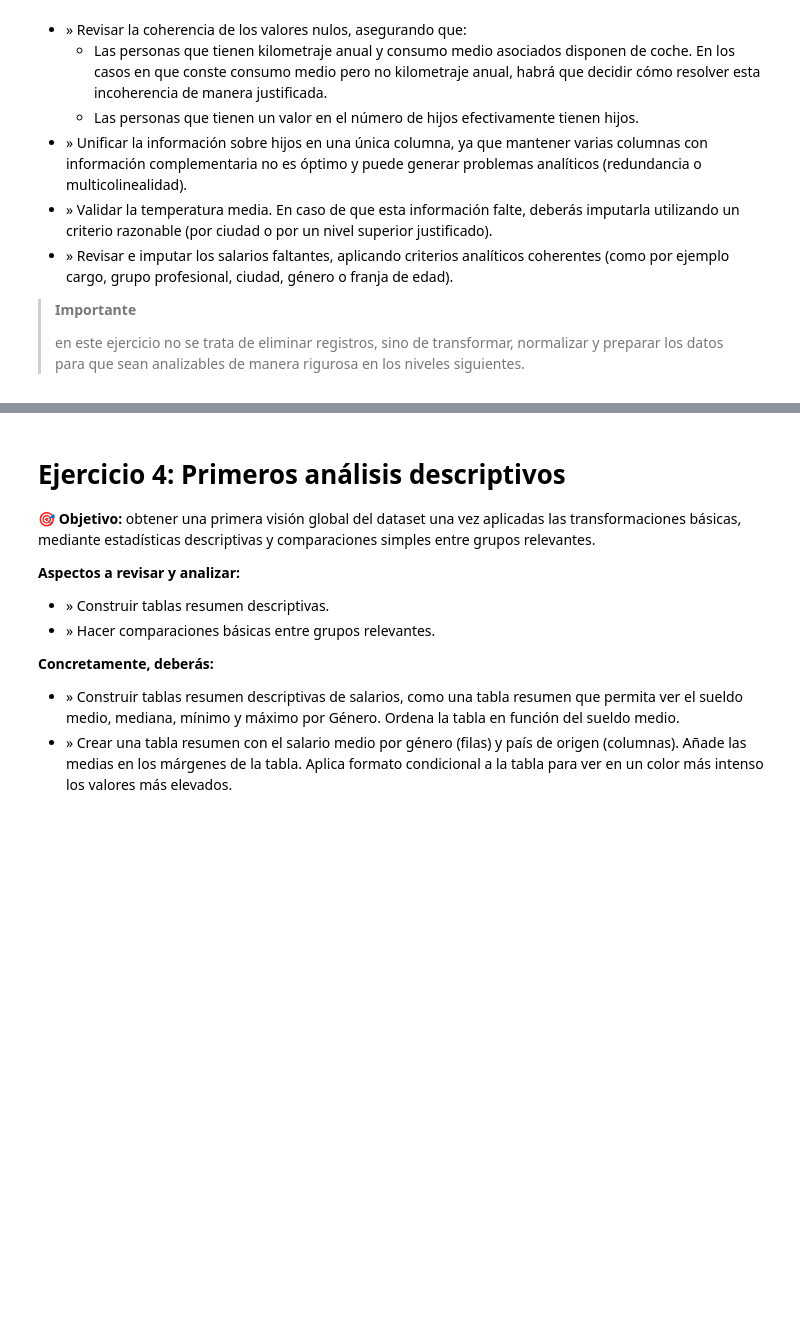
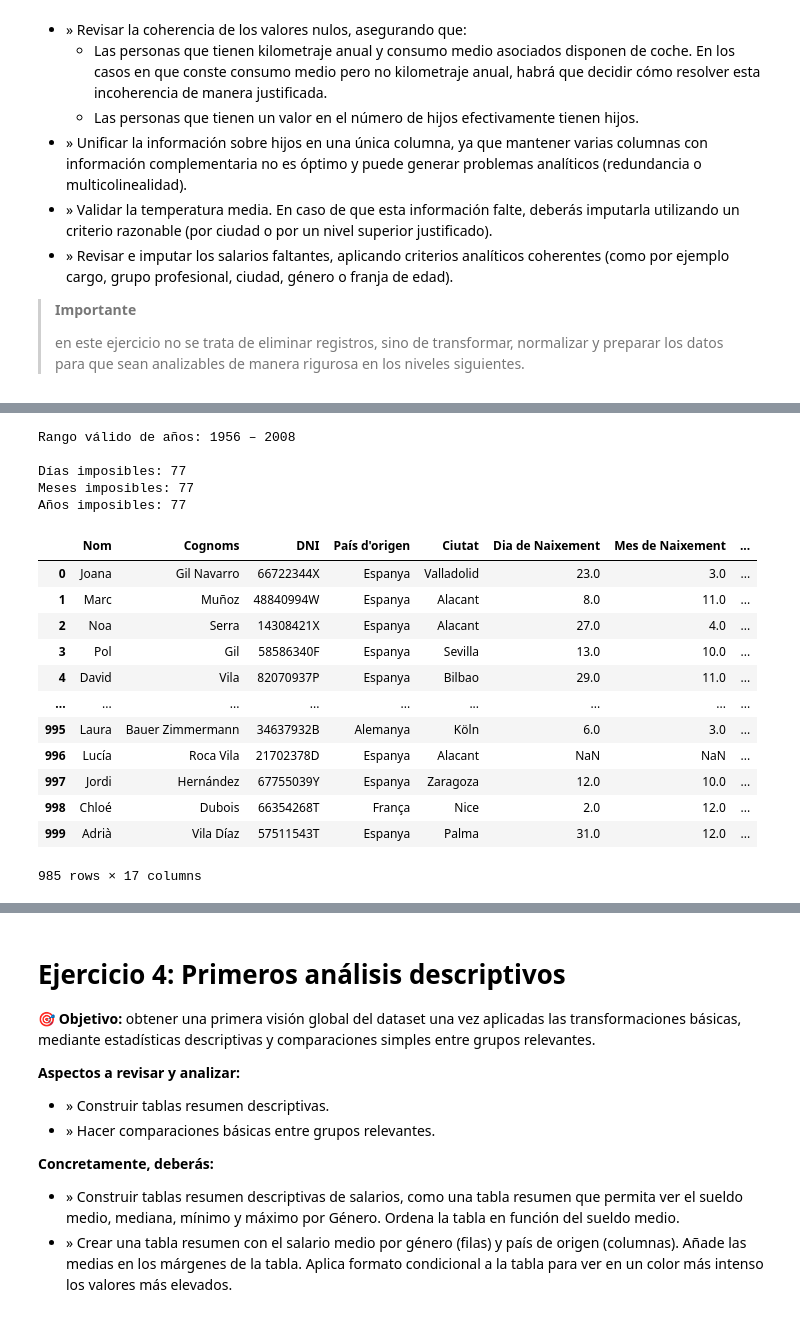
Before and after one commit to AlejandroNPereyra/Sprint-8---Data-Analysis, a Jupyter notebook: Sprint_8.ipynb, the cells around one changed output, grey strips where cells are left out. Cells and saved outputs as stored; diff of their text form; code cells hidden in the pictures; blank space fills up the shorter version.

```diff
--- a/Sprint_8.ipynb
+++ b/Sprint_8.ipynb
@@ -355,0 +672,4 @@ En este ejercicio deberás aplicar transformaciones básicas pero esenciales, or
+# %%
+pd.set_option('display.max_rows', None)
+display(encuesta["Salari mensual"].value_counts(dropna=False))
+pd.reset_option('display.max_rows')
@@ -355,0 +927,46 @@ En este ejercicio deberás aplicar transformaciones básicas pero esenciales, or
+# %%
+# ---------- Rangos válidos ----------
+ANY_ACTUAL = 2026
+EDAT_MAX   = 70
+EDAT_MIN   = 18
+
+ANY_MIN = ANY_ACTUAL - EDAT_MAX   # 1956
+ANY_MAX = ANY_ACTUAL - EDAT_MIN   # 2008
+
+print(f"Rango válido de años: {ANY_MIN} – {ANY_MAX}")
+
+# ---------- Máscaras de valores imposibles ----------
+mascara_dia = (encuesta['Dia de Naixement'] < 1) | (encuesta['Dia de Naixement'] > 31)
+mascara_mes = (encuesta['Mes de Naixement'] < 1) | (encuesta['Mes de Naixement'] > 12)
+mascara_any = (encuesta['Any de Naixement'] < ANY_MIN) | (encuesta['Any de Naixement'] > ANY_MAX)
+
+print("\nDías imposibles:", mascara_dia.sum())
+print("Meses imposibles:", mascara_mes.sum())
+print("Años imposibles:", mascara_any.sum())
+
+# ---------- Anulación (celda, no fila) ----------
+encuesta.loc[mascara_dia, 'Dia de Naixement'] = np.nan
+encuesta.loc[mascara_mes, 'Mes de Naixement'] = np.nan
+encuesta.loc[mascara_any, 'Any de Naixement'] = np.nan
+# %% [output]
+Rango válido de años: 1956 – 2008
+
+Días imposibles: 77
+Meses imposibles: 77
+Años imposibles: 77
+# %%
+display(encuesta)
+# %% [output]
+|  | Nom | Cognoms | DNI | País d'origen | Ciutat | Dia de Naixement | Mes de Naixement | ... |
+| 0 | Joana | Gil Navarro | 66722344X | Espanya | Valladolid | 23.0 | 3.0 | ... |
+| 1 | Marc | Muñoz | 48840994W | Espanya | Alacant | 8.0 | 11.0 | ... |
+| 2 | Noa | Serra | 14308421X | Espanya | Alacant | 27.0 | 4.0 | ... |
+| 3 | Pol | Gil | 58586340F | Espanya | Sevilla | 13.0 | 10.0 | ... |
+| 4 | David | Vila | 82070937P | Espanya | Bilbao | 29.0 | 11.0 | ... |
+| ... | ... | ... | ... | ... | ... | ... | ... | ... |
+| 995 | Laura | Bauer Zimmermann | 34637932B | Alemanya | Köln | 6.0 | 3.0 | ... |
+| 996 | Lucía | Roca Vila | 21702378D | Espanya | Alacant | NaN | NaN | ... |
+| 997 | Jordi | Hernández | 67755039Y | Espanya | Zaragoza | 12.0 | 10.0 | ... |
+| 998 | Chloé | Dubois | 66354268T | França | Nice | 2.0 | 12.0 | ... |
+| 999 | Adrià | Vila Díaz | 57511543T | Espanya | Palma | 31.0 | 12.0 | ... |
+985 rows × 17 columns
```
Also changed, not shown: parts of 80 cells of this notebook.
